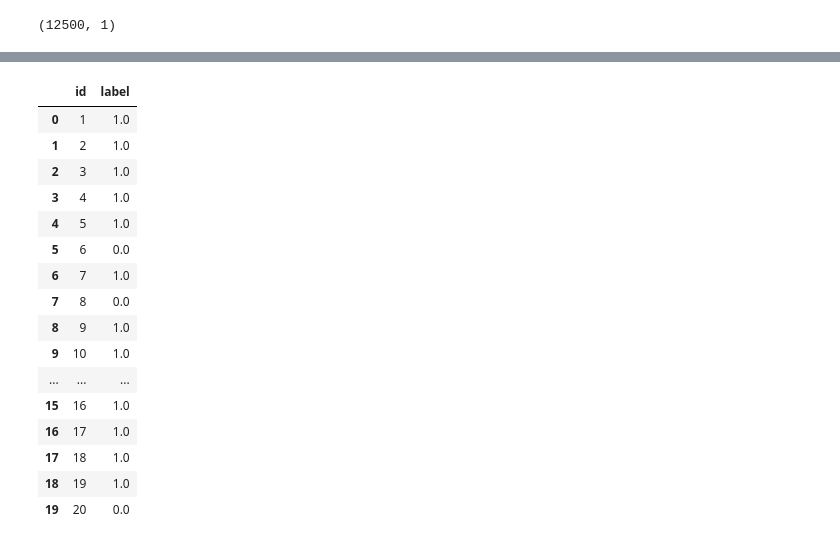
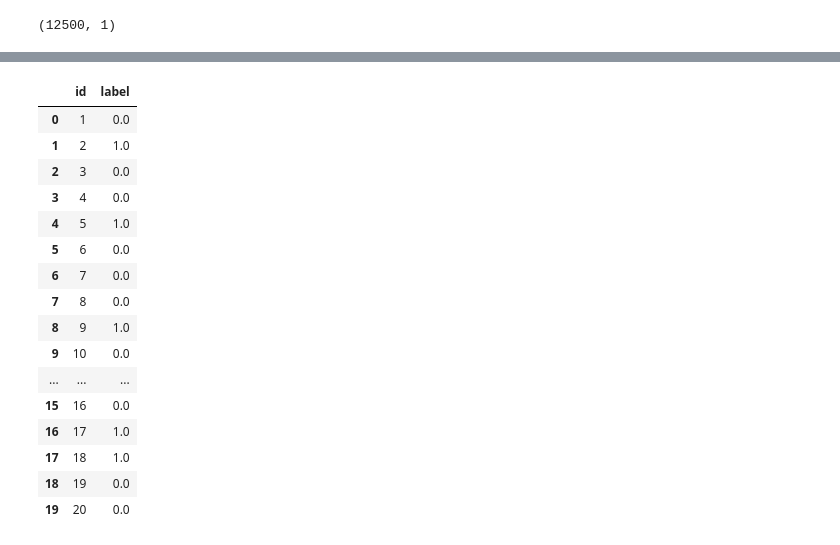
Before and after one commit to MwanikiNjagi/Cats-and-Dogs, a Jupyter notebook: predict.ipynb, the cells around one changed output, grey strips where cells are left out. Saved outputs shown, nothing was run; the diff lists cells and outputs as text; code cells hidden in the pictures.

```diff
--- a/predict.ipynb
+++ b/predict.ipynb
@@ -56,23 +61,23 @@ df.head(50)
 # %%
-df['label'] = df['label'].round()
-df.head(20)
+#df['label'] = df['label'].round()
+#df.head(20)
 # %% [output]
 |  | id | label |
-| 0 | 1 | 1.0 |
+| 0 | 1 | 0.0 |
 | 1 | 2 | 1.0 |
-| 2 | 3 | 1.0 |
-| 3 | 4 | 1.0 |
+| 2 | 3 | 0.0 |
+| 3 | 4 | 0.0 |
 | 4 | 5 | 1.0 |
 | 5 | 6 | 0.0 |
-| 6 | 7 | 1.0 |
+| 6 | 7 | 0.0 |
 | 7 | 8 | 0.0 |
 | 8 | 9 | 1.0 |
-| 9 | 10 | 1.0 |
+| 9 | 10 | 0.0 |
 | ... | ... | ... |
-| 15 | 16 | 1.0 |
+| 15 | 16 | 0.0 |
 | 16 | 17 | 1.0 |
 | 17 | 18 | 1.0 |
-| 18 | 19 | 1.0 |
+| 18 | 19 | 0.0 |
 | 19 | 20 | 0.0 |
 # %%
 df.to_csv("/home/mwaniki-new/Documents/sample_submission.csv", index=False)
```
Also changed, not shown: parts of 5 cells of this notebook, 2 other files.
